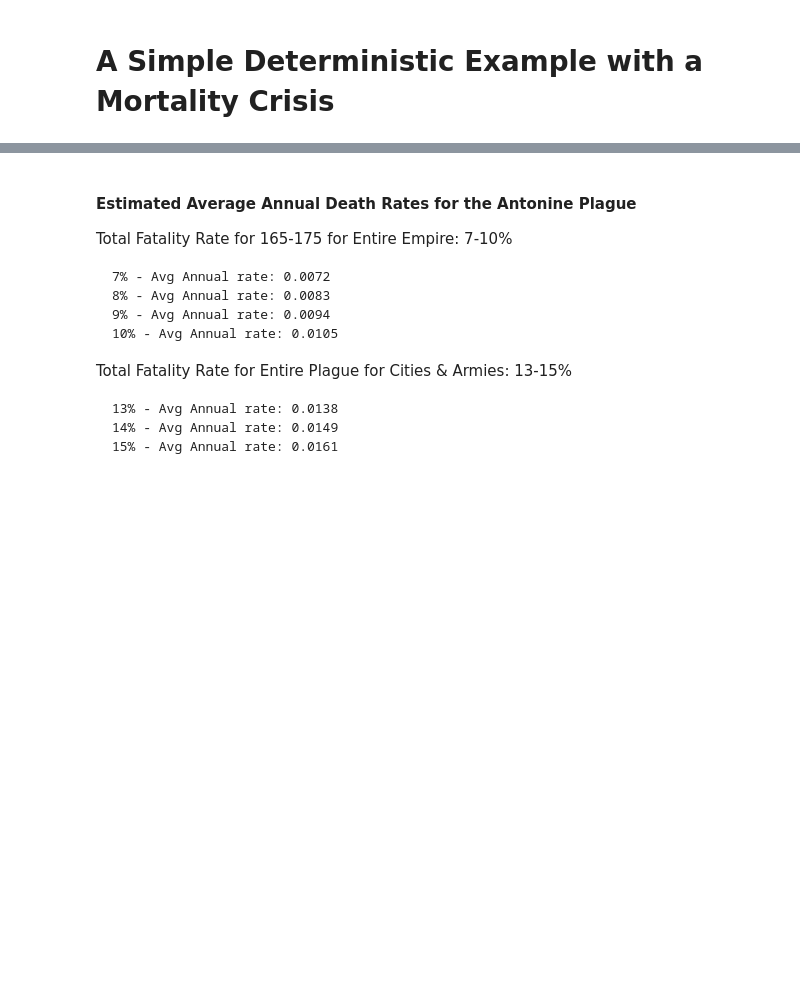
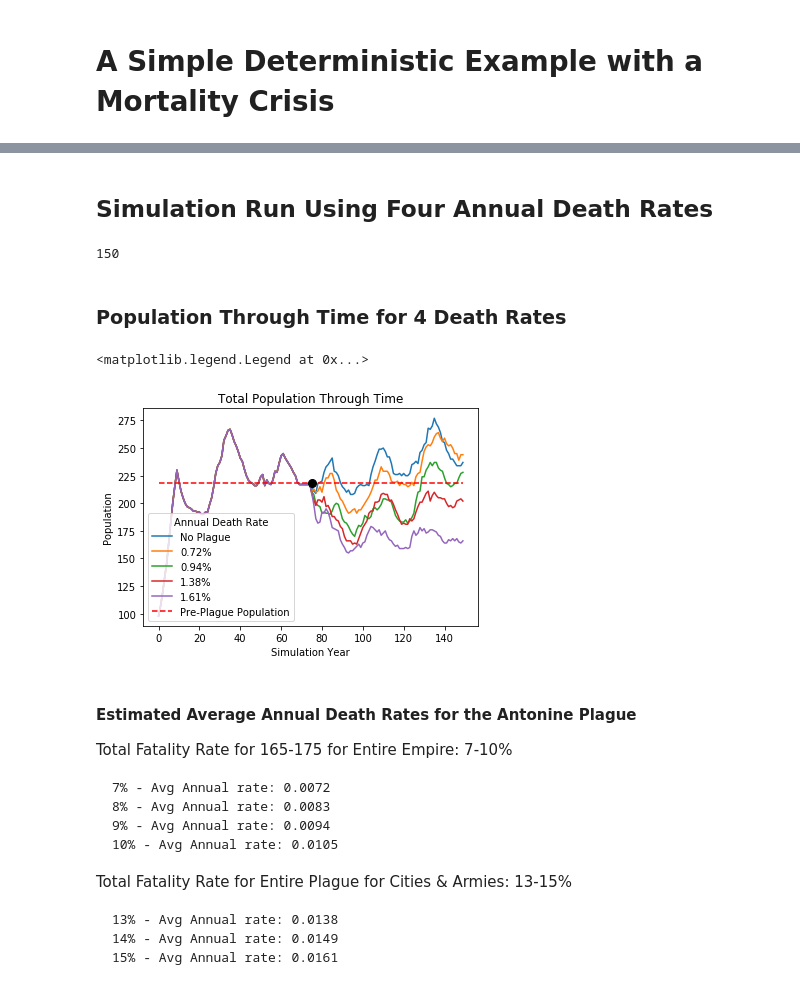
Before and after one commit to acabaniss/house-inheritance, a Jupyter notebook: code/examples/SimpleMortalityCrisisExample.ipynb, the cells around one changed output, grey strips where cells are left out. Drawn from its saved outputs; the diff is of its cells as text; code cells hidden in the pictures; blank space fills up the shorter version.

```diff
--- a/code/examples/SimpleMortalityCrisisExample.ipynb
+++ b/code/examples/SimpleMortalityCrisisExample.ipynb
@@ -268,3 +344,80 @@ print(killednum)
+# %% [markdown]
+## Simulation Run Using Four Annual Death Rates
+# %%
+pop_hist = []
+annual_rates = [0.0072, 0.0094, 0.0138, 0.0161]
+
+for r in annual_rates:
+    br = r #base fatality rate
+
+    rates_hsize_5orless = [br*1.25, br, br*1.25]
+    rates_hsize_5to10 = [(br*1.5), br*1.25, (br*1.5)]
+    rates_hsize_morethan10 = [br*1.75,br*1.5, br*1.75]
+
+    at_hsize_5orless = AgeTable(ages = [0,20,60,100],sex1 = female, rates1 = rates_hsize_5orless, sex2 = male, rates2 = rates_hsize_5orless)
+    at_hsize_5to10 = AgeTable(ages = [0,20,60,100],sex1 = female, rates1 = rates_hsize_5to10, sex2 = male, rates2 = rates_hsize_5to10)
+    at_hsize_morethan10 = AgeTable(ages = [0,20,60,100],sex1 = female, rates1 = rates_hsize_morethan10, sex2 = male, rates2 = rates_hsize_morethan10)
+
+    plaguetab = [at_hsize_5orless, at_hsize_5to10, at_hsize_morethan10]
+
+    start_pop = 100 #just a few people to start
+    start_area = 4000 #lots of room for growth
+    start_age = age_of_majority - 1 #so that everyone makes the transition to marriage eligibility on time
+    plague = MortalityCrisis(75, 10, plaguetab)
+    pop_each_year = []
+
+    rd.seed(6788) #Used here to standardize the example code across runs for any random parts like name generation.
+    terra = World()
+    sweetwater = Community(world = terra,
+                           name = 'Sweetwater',
+                           pop = start_pop,
+                           area = start_area,
+                           startage = start_age,
+                           mortab = mortality,
+                           birthtab = fertility,
+                           marriagerule = marriagerule,
+                           inheritancerule = inheritancerule,
+                           mobilityrule = mobilityrule,
+                           birthrule = birthrule)
+    while terra.year < 150: #run for 140 years
+        plague(terra)
+        terra.progress()
+        pop_each_year.append(len(terra.people))
+    pop_hist.append(pop_each_year)
+print(terra.year)
+# %% [output]
+150
+# %% [markdown]
+### Population Through Time for 4 Death Rates
+# %%
+#Population over time
+
+annual_rates_percent = ['0.72%', '0.94%', '1.38%', '1.61%']
+x_years = list(range(terra.year))
+plt.xlabel('Simulation Year')
+plt.ylabel('Population')
+plt.title('Total Population Through Time')
+
+#plot population with no plague
+plt.plot(x_years, pop_each_year_base, label = 'No Plague')
+
+#plot population through time for each annual death rate
+for i in range(len(pop_hist)):
+    plt.plot(x_years, pop_hist[i], label = annual_rates_percent[i])
+
+#Create list of values for pre-plague population line
+y_pre_plague_pop = []
+for i in range(terra.year):
+   y_pre_plague_pop.append(pop_hist[0][plague.startyear-1])
+plt.plot(x_years, y_pre_plague_pop, label = 'Pre-Plague Population', color = 'red', linestyle = '--')
+
+#Data point of start of plague
+plt.plot([plague.startyear], pop_hist[0][plague.startyear-1], marker = 'o', markersize = 8, color = 'black')
+
+plt.legend(title = 'Annual Death Rate')
+# %% [output]
+<matplotlib.legend.Legend at 0x...>
+[figure, added]
 # %% [markdown]
 #### Estimated Average Annual Death Rates for the Antonine Plague
 
```
Also changed, not shown: parts of 14 cells of this notebook.
